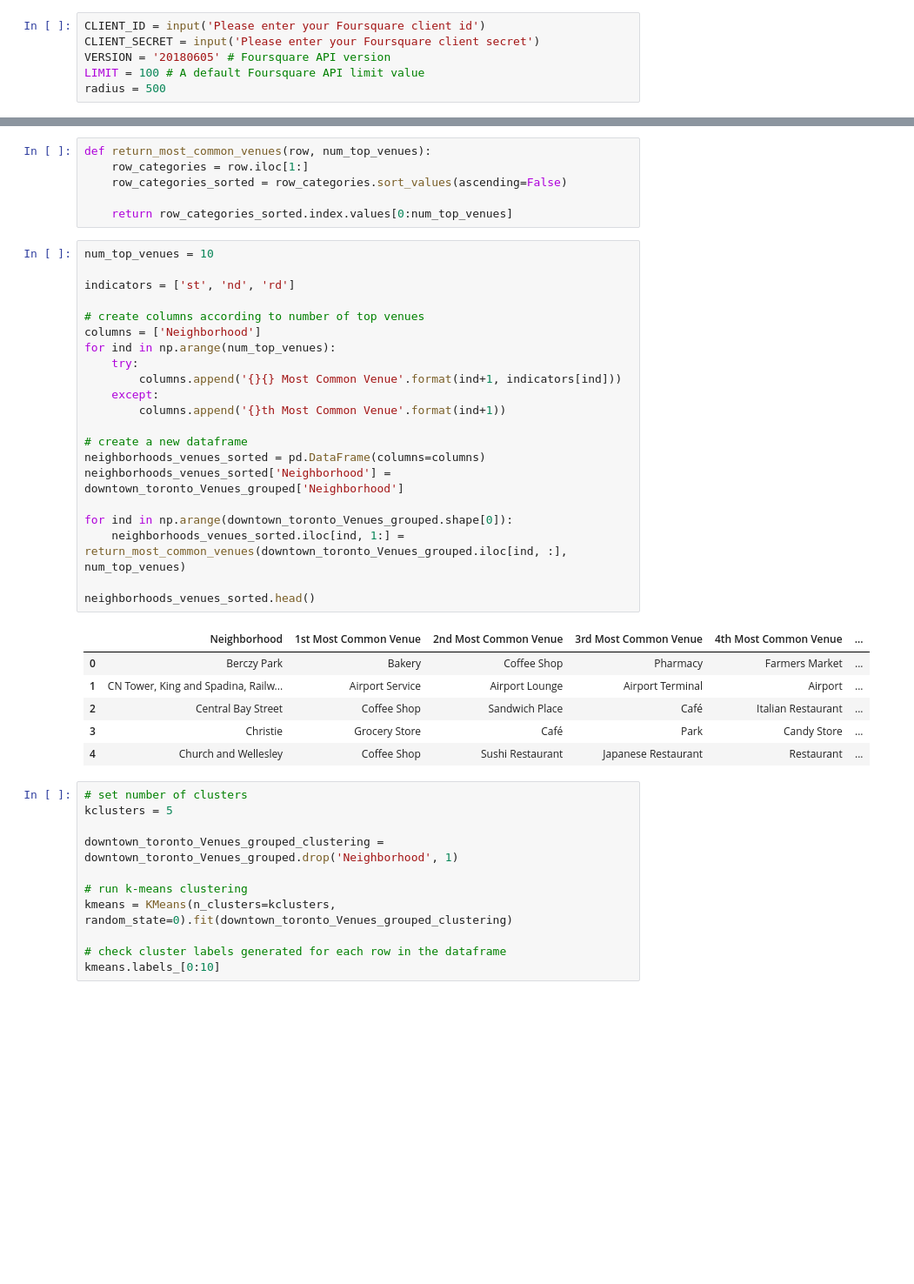
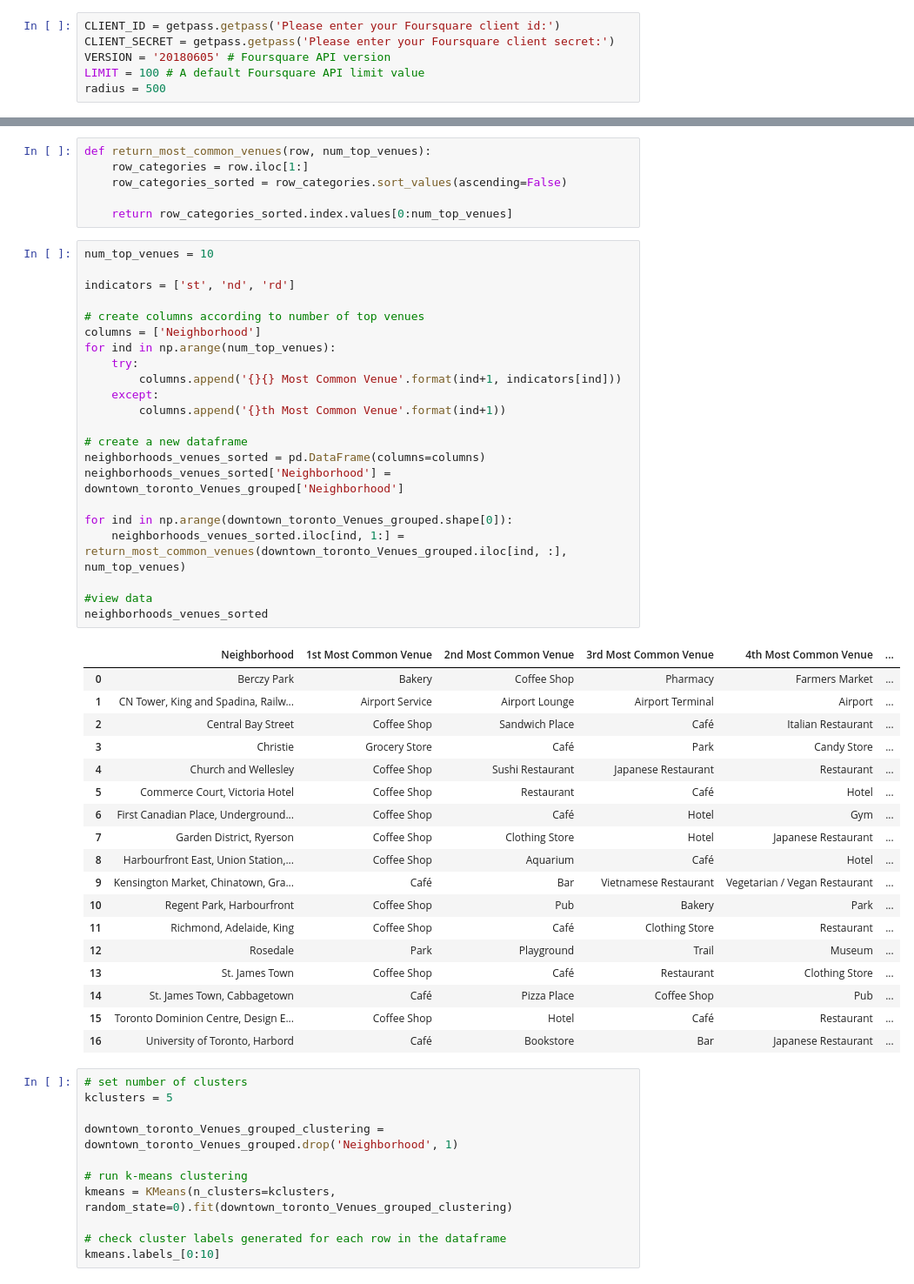
Before and after one commit to asernesto/Coursera_Capstone, a Jupyter notebook: data_science_capstone_week_3_section_3.ipynb, the cells around one changed output, grey strips where cells are left out. Shown at 87% size. Saved outputs shown, nothing was run; the diff lists cells and outputs as text; blank space fills up the shorter version.

```diff
--- a/data_science_capstone_week_3_section_3.ipynb
+++ b/data_science_capstone_week_3_section_3.ipynb
@@ -59,6 +73,6 @@ Toronto_Neighborhoods_df.head()
 # %%
-CLIENT_ID = input('Please enter your Foursquare client id')
-CLIENT_SECRET = input('Please enter your Foursquare client secret')
+CLIENT_ID = getpass.getpass('Please enter your Foursquare client id:')
+CLIENT_SECRET = getpass.getpass('Please enter your Foursquare client secret:')
 VERSION = '20180605' # Foursquare API version
 LIMIT = 100 # A default Foursquare API limit value
 radius = 500
@@ -198,31 +232,44 @@ def return_most_common_venues(row, num_top_venues):
 # %%
 num_top_venues = 10
 
 indicators = ['st', 'nd', 'rd']
 
 # create columns according to number of top venues
 columns = ['Neighborhood']
 for ind in np.arange(num_top_venues):
     try:
         columns.append('{}{} Most Common Venue'.format(ind+1, indicators[ind]))
     except:
         columns.append('{}th Most Common Venue'.format(ind+1))
 
 # create a new dataframe
 neighborhoods_venues_sorted = pd.DataFrame(columns=columns)
 neighborhoods_venues_sorted['Neighborhood'] = downtown_toronto_Venues_grouped['Neighborhood']
 
 for ind in np.arange(downtown_toronto_Venues_grouped.shape[0]):
     neighborhoods_venues_sorted.iloc[ind, 1:] = return_most_common_venues(downtown_toronto_Venues_grouped.iloc[ind, :], num_top_venues)
 
-neighborhoods_venues_sorted.head()
+#view data
+neighborhoods_venues_sorted
 # %% [output]
 |  | Neighborhood | 1st Most Common Venue | 2nd Most Common Venue | 3rd Most Common Venue | 4th Most Common Venue | ... |
 | 0 | Berczy Park | Bakery | Coffee Shop | Pharmacy | Farmers Market | ... |
 | 1 | CN Tower, King and Spadina, Railw... | Airport Service | Airport Lounge | Airport Terminal | Airport | ... |
 | 2 | Central Bay Street | Coffee Shop | Sandwich Place | Café | Italian Restaurant | ... |
 | 3 | Christie | Grocery Store | Café | Park | Candy Store | ... |
 | 4 | Church and Wellesley | Coffee Shop | Sushi Restaurant | Japanese Restaurant | Restaurant | ... |
+| 5 | Commerce Court, Victoria Hotel | Coffee Shop | Restaurant | Café | Hotel | ... |
+| 6 | First Canadian Place, Underground... | Coffee Shop | Café | Hotel | Gym | ... |
+| 7 | Garden District, Ryerson | Coffee Shop | Clothing Store | Hotel | Japanese Restaurant | ... |
+| 8 | Harbourfront East, Union Station,... | Coffee Shop | Aquarium | Café | Hotel | ... |
+| 9 | Kensington Market, Chinatown, Gra... | Café | Bar | Vietnamese Restaurant | Vegetarian / Vegan Restaurant | ... |
+| 10 | Regent Park, Harbourfront | Coffee Shop | Pub | Bakery | Park | ... |
+| 11 | Richmond, Adelaide, King | Coffee Shop | Café | Clothing Store | Restaurant | ... |
+| 12 | Rosedale | Park | Playground | Trail | Museum | ... |
+| 13 | St. James Town | Coffee Shop | Café | Restaurant | Clothing Store | ... |
+| 14 | St. James Town, Cabbagetown | Café | Pizza Place | Coffee Shop | Pub | ... |
+| 15 | Toronto Dominion Centre, Design E... | Coffee Shop | Hotel | Café | Restaurant | ... |
+| 16 | University of Toronto, Harbord | Café | Bookstore | Bar | Japanese Restaurant | ... |
 # %%
 # set number of clusters
 kclusters = 5
```
Also changed, not shown: parts of 9 cells of this notebook, 2 other files.
